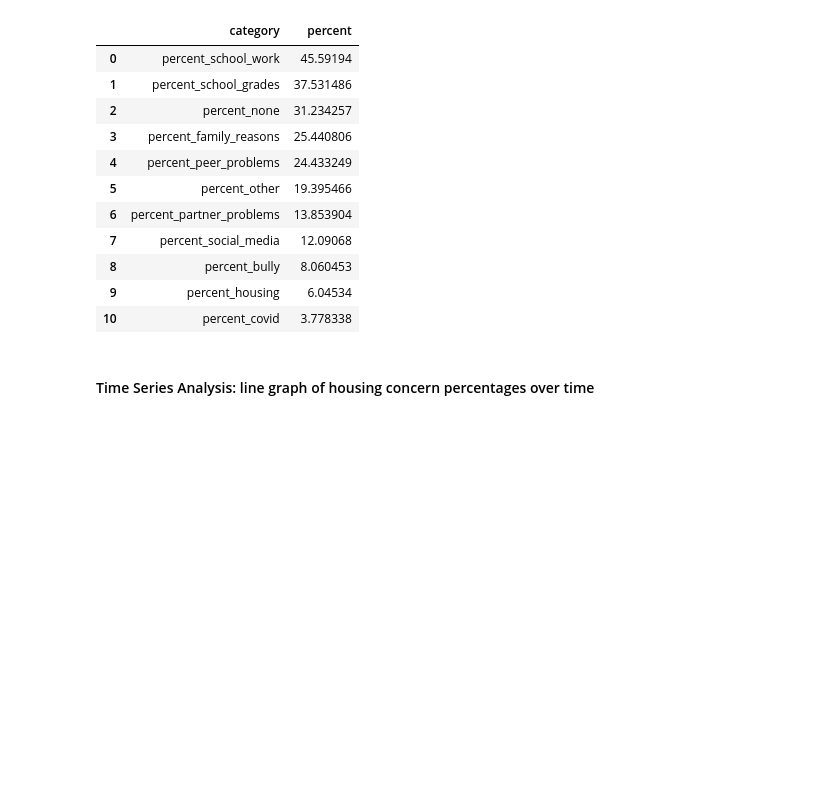
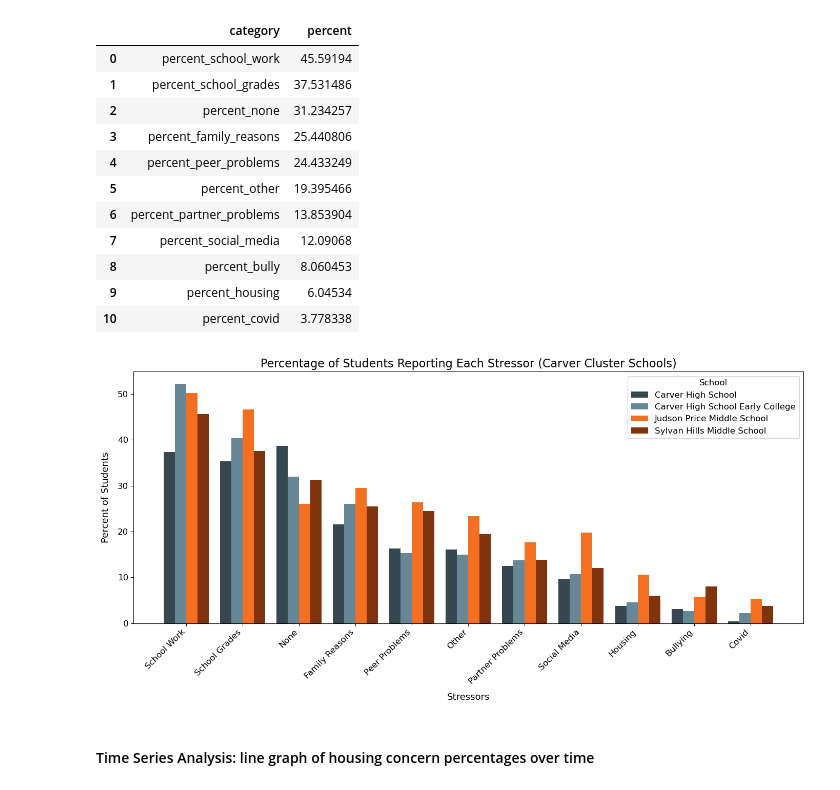
Before and after one commit to win-lau/gadoe-survey, a Jupyter notebook: analysis/carver_cluster.ipynb, the cells around one changed output. Drawn from its saved outputs; the diff is of its cells as text; code cells hidden in the pictures; blank space fills up the shorter version.

```diff
--- a/analysis/carver_cluster.ipynb
+++ b/analysis/carver_cluster.ipynb
@@ -118,6 +156,59 @@ for i, row in cc_stress.iterrows():
 | 8 | percent_bully | 8.060453 |
 | 9 | percent_housing | 6.04534 |
 | 10 | percent_covid | 3.778338 |
+# %%
+# bar chart of percent of students for each stress category for Carver Cluster schools
+import numpy as np
+
+# keep school and stressor columns
+stressor_cols = [col for col in cc_stress.columns if col.startswith('percent_')]
+df = cc_stress[['school'] + stressor_cols].set_index('school')
+
+# sort stressors by descending average
+stressor_order = df.mean().sort_values(ascending=False).index.tolist()
+df = df[stressor_order]
+
+# setup
+stressors = df.columns.tolist()
+n_stressors = len(stressors)
+n_schools = len(df)
+
+# clean labels
+clean_labels = [
+    col.replace('percent_', '').replace('_', ' ').title()
+    for col in stressors
+]
+# fix bullying label
+clean_labels = ['Bullying' if label == 'Bully' else label for label in clean_labels]
+
+# plot
+x = np.arange(n_stressors)
+bar_width = 0.2
+
+plt.figure(figsize=(14, 7))
+colors = ['#37474f', '#688796', '#f46f1f', '#80340e']
+
+for i, school in enumerate(df.index):
+    plt.bar(
+        x + i * bar_width,
+        df.loc[school],
+        width=bar_width,
+        label=school,
+        color=colors[i % len(colors)]
+    )
+
+# formatting
+plt.xlabel('Stressors', fontsize=13, labelpad=10)
+plt.ylabel('Percent of Students', fontsize=13, labelpad=10)
+plt.title('Percentage of Students Reporting Each Stressor (Carver Cluster Schools)', fontsize=16)
+plt.xticks(x + bar_width * (n_schools - 1) / 2, clean_labels, rotation=45, ha='right', fontsize=12)
+plt.yticks(fontsize=12)
+plt.legend(title='School', fontsize=12, title_fontsize=12)
+
+plt.tight_layout()
+plt.show()
+# %% [output]
+[figure, added]
 # %% [markdown]
 #### Time Series Analysis: line graph of housing concern percentages over time
 # %%
```
Also changed, not shown: parts of 2 cells of this notebook.
